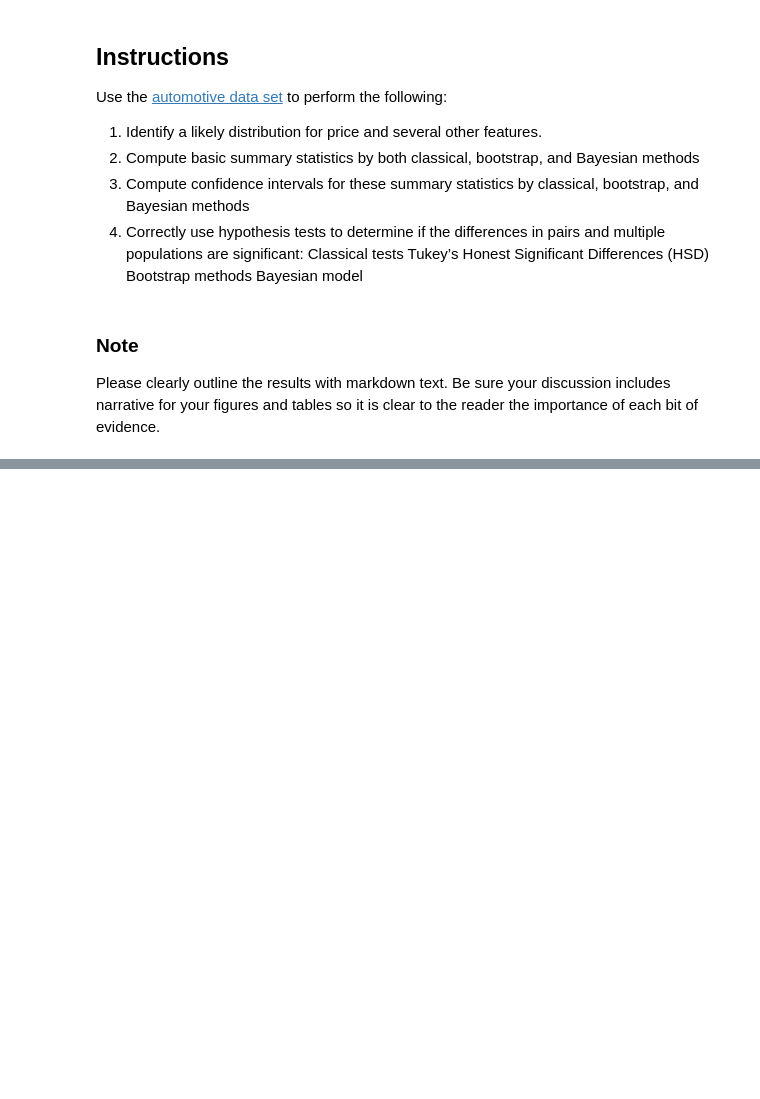
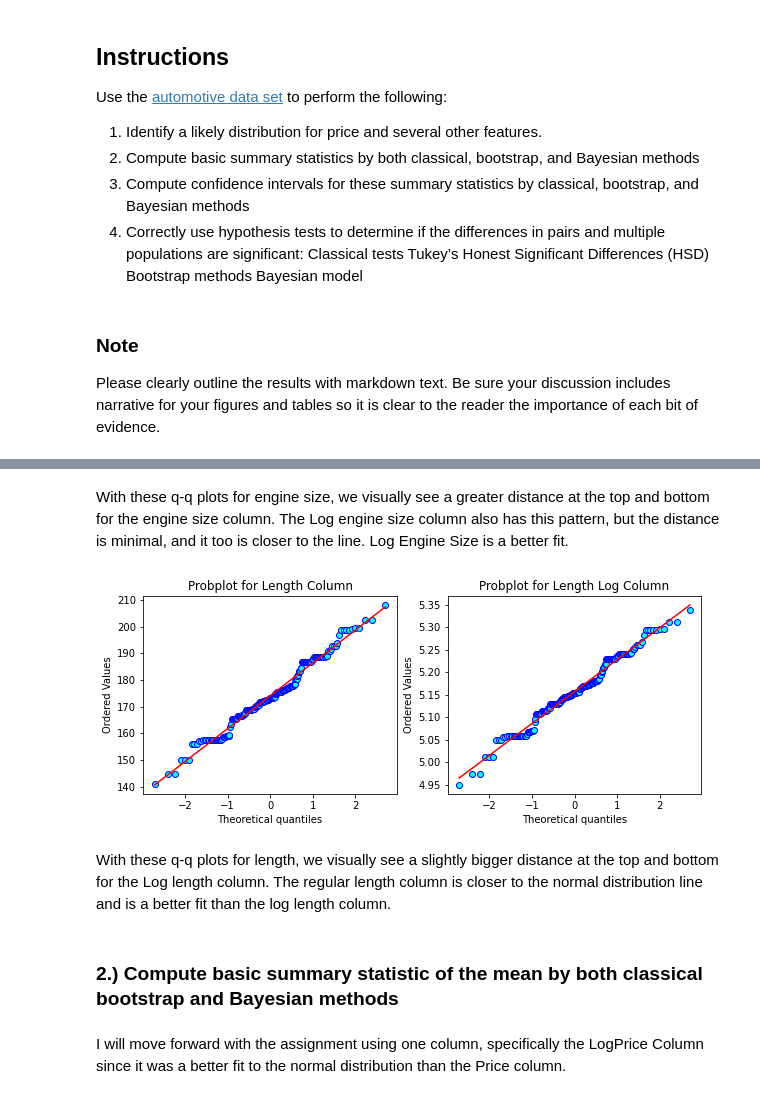
Before and after one commit to anajaved/UW_Data_Science_Cert, a Jupyter notebook: AnaJaved-M02-HypothesisSim.ipynb, the cells around one changed output, grey strips where cells are left out. Drawn from its saved outputs; the diff is of its cells as text; code cells hidden in the pictures; blank space fills up the shorter version.

```diff
--- a/AnaJaved-M02-HypothesisSim.ipynb
+++ b/AnaJaved-M02-HypothesisSim.ipynb
@@ -23,0 +158,13 @@ fileName = "https://library.startlearninglabs.uw.edu/DATASCI410/Datasets/Automob
+# %% [markdown]
+With these q-q plots for engine size, we visually see a greater distance at the top and bottom for the engine size column. The Log engine size column also has this pattern, but the distance is minimal, and it too is closer to the line. Log Engine Size is a better fit.
+# %%
+# Passing length and Log length Columns to the Q-Q Plot Function
+qq_plot(Auto.loc[:, 'length'], Auto.loc[:, 'loglength'], "Length", "cyan")
+# %% [output]
+[figure, added]
+# %% [markdown]
+With these q-q plots for length, we visually see a slightly bigger distance at the top and bottom for the Log length column. The regular length column is closer to the normal distribution line and is a better fit than the log length column.
+# %% [markdown]
+### 2.) Compute basic summary statistic of the mean by both classical bootstrap and Bayesian methods
+# %% [markdown]
+I will move forward with the assignment using one column, specifically the LogPrice Column since it was a better fit to the normal distribution than the Price column.
```
Also changed, not shown: parts of 22 cells of this notebook.
